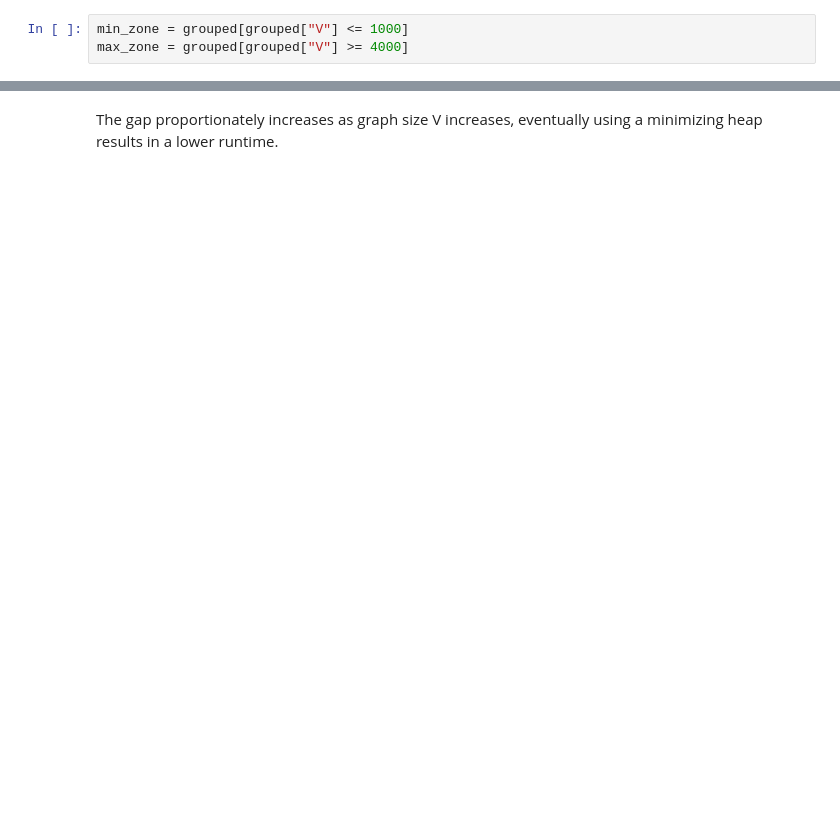
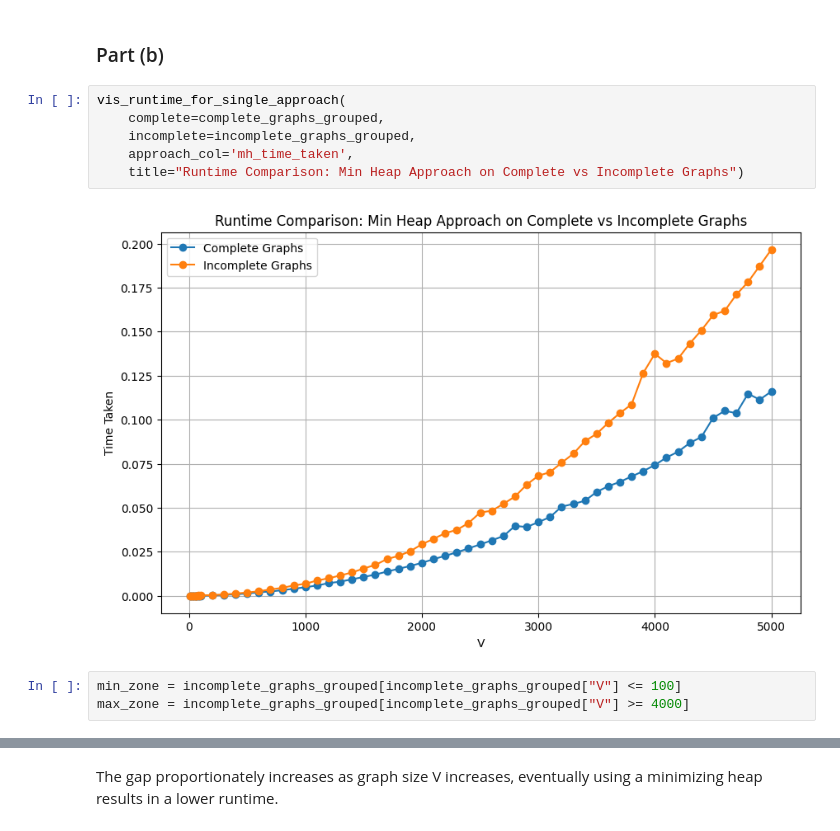
Before and after one commit to yijisuk/SC2001-Lab2-Dijkstra, a Jupyter notebook: runtime_data_vis.ipynb, the cells around one changed output, grey strips where cells are left out. Drawn from its saved outputs; the diff is of its cells as text; blank space fills up the shorter version.

```diff
--- a/runtime_data_vis.ipynb
+++ b/runtime_data_vis.ipynb
@@ -47,3 +110,13 @@ vis_runtime(
+# %% [markdown]
+### Part (b)
+# %%
+vis_runtime_for_single_approach(
+    complete=complete_graphs_grouped,
+    incomplete=incomplete_graphs_grouped,
+    approach_col='mh_time_taken',
+    title="Runtime Comparison: Min Heap Approach on Complete vs Incomplete Graphs")
+# %% [output]
+[figure, added]
 # %%
-min_zone = grouped[grouped["V"] <= 1000]
-max_zone = grouped[grouped["V"] >= 4000]
+min_zone = incomplete_graphs_grouped[incomplete_graphs_grouped["V"] <= 100]
+max_zone = incomplete_graphs_grouped[incomplete_graphs_grouped["V"] >= 4000]
```
Also changed, not shown: parts of 15 cells of this notebook, 18 other files.
